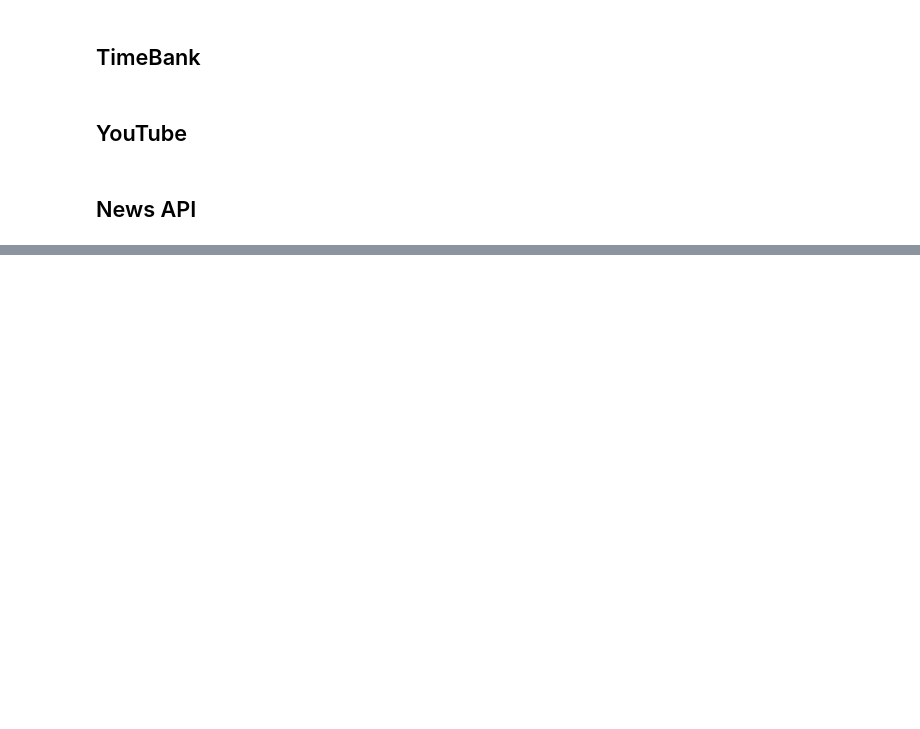
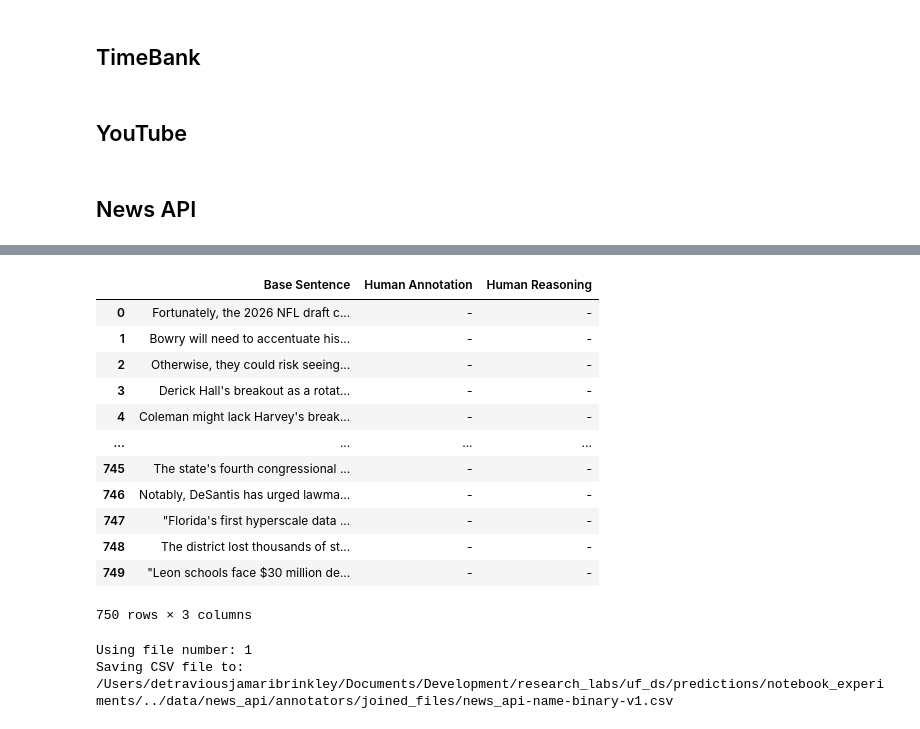
Before and after one commit to ufdatastudio/predictions, a Jupyter notebook: notebook_experiments/create_datasets_for_second_annotator.ipynb, the cells around one changed output, grey strips where cells are left out. Saved outputs shown, nothing was run; the diff lists cells and outputs as text; code cells hidden in the pictures; blank space fills up the shorter version.

```diff
--- a/notebook_experiments/create_datasets_for_second_annotator.ipynb
+++ b/notebook_experiments/create_datasets_for_second_annotator.ipynb
@@ -67,0 +113,3 @@ DataProcessing.save_to_file(base_timebank_df, tb_path, "timebank-name-binary", "
+# %%
+columns_to_drop = news_api_df.columns.to_list()[1:]
+columns_to_drop
@@ -67,0 +134,24 @@ DataProcessing.save_to_file(base_timebank_df, tb_path, "timebank-name-binary", "
+# %%
+base_news_api_df = DataProcessing.drop_df_columns(df=news_api_df, columns=columns_to_drop)
+base_news_api_df['Human Annotation'] = '-'
+base_news_api_df['Human Reasoning'] = '-'
+base_news_api_df
+# %% [output]
+|  | Base Sentence | Human Annotation | Human Reasoning |
+| 0 | Fortunately, the 2026 NFL draft c... | - | - |
+| 1 | Bowry will need to accentuate his... | - | - |
+| 2 | Otherwise, they could risk seeing... | - | - |
+| 3 | Derick Hall's breakout as a rotat... | - | - |
+| 4 | Coleman might lack Harvey's break... | - | - |
+| ... | ... | ... | ... |
+| 745 | The state's fourth congressional ... | - | - |
+| 746 | Notably, DeSantis has urged lawma... | - | - |
+| 747 | "Florida's first hyperscale data ... | - | - |
+| 748 | The district lost thousands of st... | - | - |
+| 749 | "Leon schools face $30 million de... | - | - |
+750 rows × 3 columns
+# %%
+DataProcessing.save_to_file(base_news_api_df, news_api_path, "news_api-name-binary", ".csv")
+# %% [output]
+Using file number: 1
+Saving CSV file to: /Users/detraviousjamaribrinkley/Documents/Development/research_labs/uf_ds/predictions/notebook_experiments/../data/news_api/annotators/joined_files/news_api-name-binary-v1.csv
```
Also changed, not shown: parts of 3 cells of this notebook.
